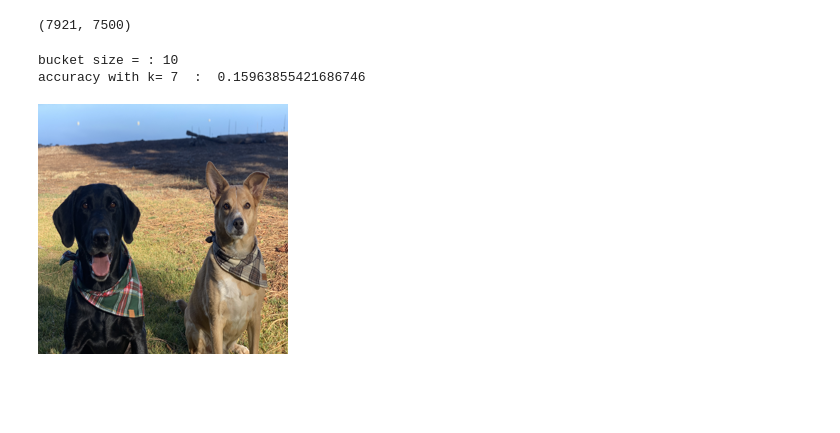
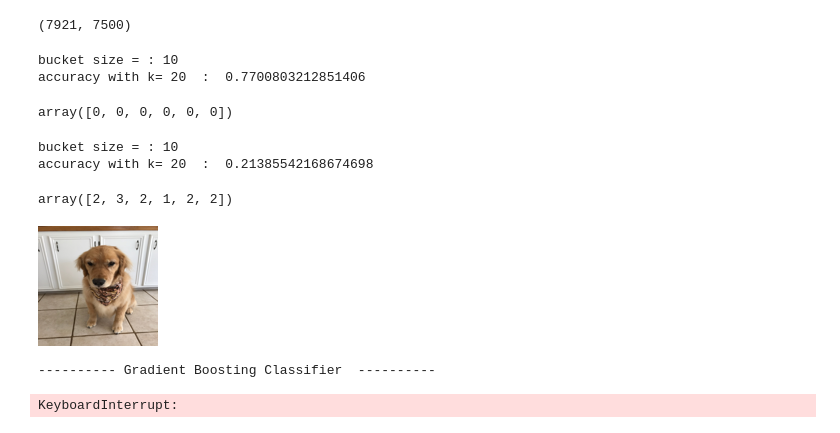
Before and after one commit to apschlissel/w207-final-project, a Jupyter notebook: madeline/Cleaned_Model.ipynb, the cells around one changed output. Cells and saved outputs as stored; diff of their text form; code cells hidden in the pictures; blank space fills up the shorter version.

```diff
--- a/madeline/Cleaned_Model.ipynb
+++ b/madeline/Cleaned_Model.ipynb
@@ -917,21 +933,43 @@ train_data_temp.shape
 # %% [output]
 (7921, 7500)
 # %%
-knnmodel = KNeighborsClassifier(n_neighbors=1)
-knnmodel.fit(train_data_temp, train_labels_raw10)
+knnmodel = KNeighborsClassifier(n_neighbors=7)
+knnmodel.fit(train_data_temp, train_labels_raw2)
 test_predicted_labels = knnmodel.predict(test_data_temp)
 print("bucket size = :" ,10)
-print("accuracy with k=", k, " : ", metrics.accuracy_score(test_labels_raw10, test_predicted_labels))
+print("accuracy with k=", k, " : ", metrics.accuracy_score(test_labels_raw2, test_predicted_labels))
+knnmodel.predict(our_pets_temp)
 # %% [output]
 bucket size = : 10
-accuracy with k= 7  :  0.15963855421686746
+accuracy with k= 20  :  0.7700803212851406
+array([0, 0, 0, 0, 0, 0])
 # %%
+knnmodel = KNeighborsClassifier(n_neighbors=7)
+knnmodel.fit(train_data_temp, train_labels_raw10)
+test_predicted_labels = knnmodel.predict(test_data_temp)
+print("bucket size = :" ,10)
+print("accuracy with k=", k, " : ", metrics.accuracy_score(test_labels_raw10, test_predicted_labels))
 
 knnmodel.predict(our_pets_temp)
-Image.open(image_path +images[2]).resize((250,250))
+#Image.open(image_path +images[3]).resize((250,250))
 # %% [output]
-[figure, removed]
+bucket size = : 10
+accuracy with k= 20  :  0.21385542168674698
+array([2, 3, 2, 1, 2, 2])
 # %%
-Image.open(image_path + images[1]).convert("RGB").resize((120,120))
+Image.open(image_path + images[4]).convert("RGB").resize((120,120))
+# %% [output]
+[figure, added]
 # %%
 Image.open(image_path + images[3]).convert("RGB").resize((120,120))
+# %%
+from sklearn.ensemble import GradientBoostingClassifier
+
+print('-'*10, 'Gradient Boosting Classifier ', '-'*10)
+clf_gb = GradientBoostingClassifier()
+clf_gb.fit(train_data_temp, train_labels_raw4)
+preds = clf_gb.predict(dev_data_temp)
+print ('Gradient Boosting Model accuracy: %3.4f' %clf_gb.score(dev_data_temp, dev_labels_raw4))
+# %% [output]
+---------- Gradient Boosting Classifier  ----------
+KeyboardInterrupt:
```
Also changed, not shown: parts of 16 cells of this notebook.
